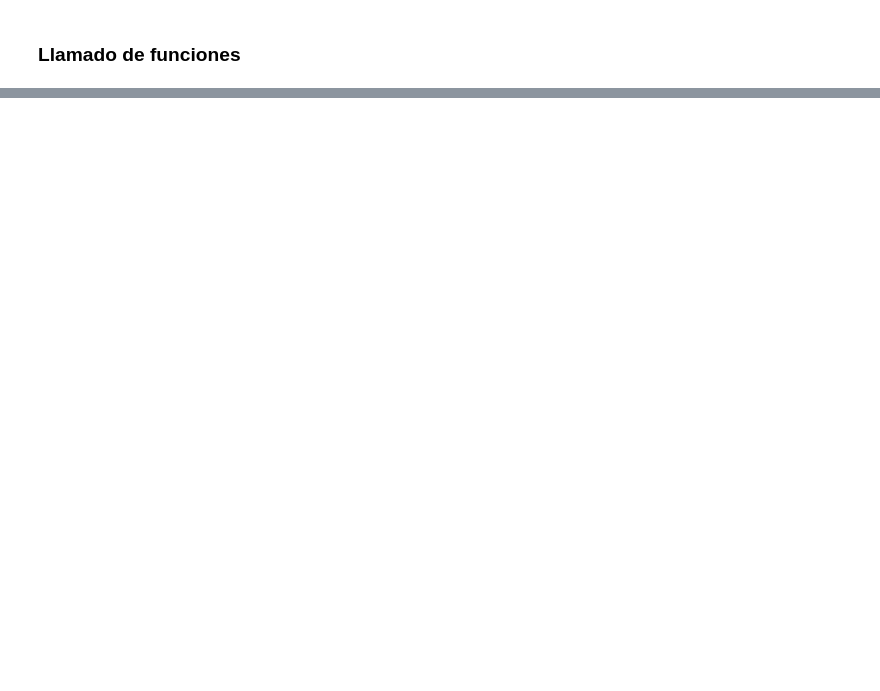
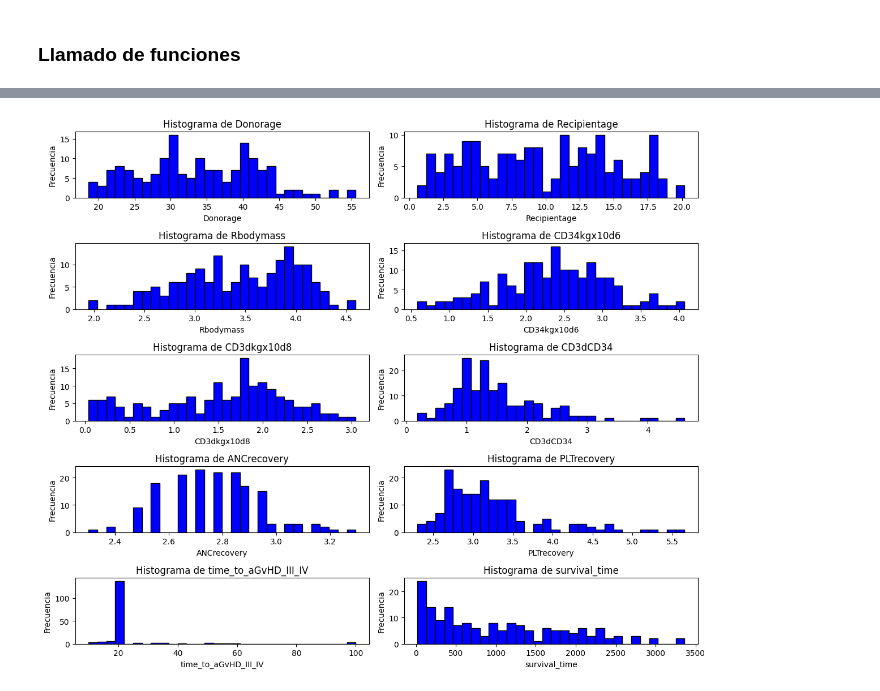
Before and after one commit to f3270/MLOps_team6, a Jupyter notebook: notebooks/Fase_1_Refactored_v1.ipynb, the cells around one changed output, grey strips where cells are left out. Cells and saved outputs as stored; diff of their text form; code cells hidden in the pictures; blank space fills up the shorter version.

```diff
--- a/notebooks/Fase_1_Refactored_v1.ipynb
+++ b/notebooks/Fase_1_Refactored_v1.ipynb
@@ -232,0 +471,7 @@ mostrar_correlacion(bmtch_df_clean, correlacion_columnas, 'survival_time')
+# %%
+selected_columns = ['Donorage', 'Recipientage', 'Rbodymass', 'CD34kgx10d6', 'CD3dkgx10d8',
+                    'CD3dCD34', 'ANCrecovery', 'PLTrecovery', 'time_to_aGvHD_III_IV', 'survival_time']
+
+crear_histogramas_transformadas(bmtch_df_clean, selected_columns)
+# %% [output]
+[figure, added]
```
Also changed, not shown: parts of 77 cells of this notebook.
